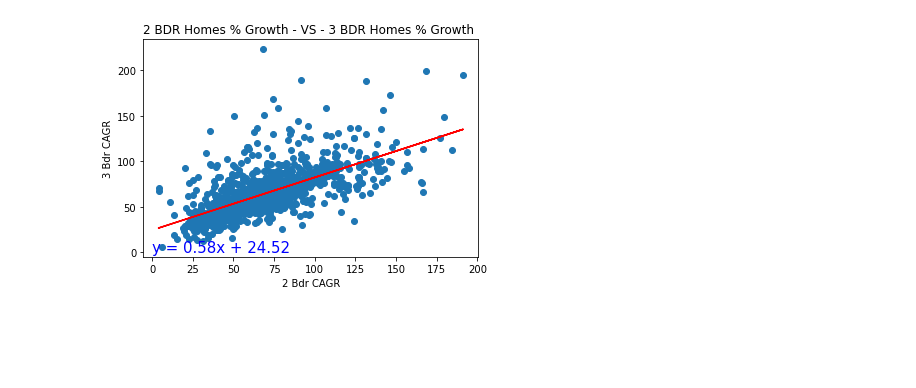
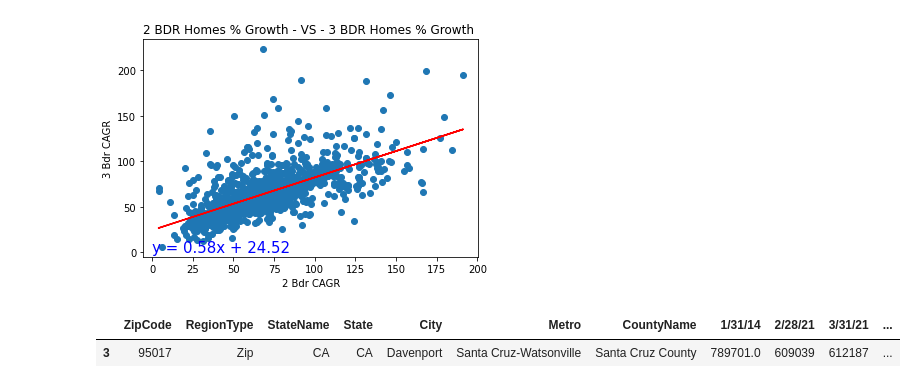
Before and after one commit to laurajimenezsano/Bull_Builder, a Jupyter notebook: Laura_corr_summary_DONE.ipynb, the cells around one changed output. Saved outputs shown, nothing was run; the diff lists cells and outputs as text; code cells hidden in the pictures; blank space fills up the shorter version.

```diff
--- a/Laura_corr_summary.ipynb
+++ b/Laura_corr_summary_DONE.ipynb
@@ -253,3 +242,8 @@ plt.show()
 The r-squared is : 0.66
 y = 0.58x + 24.52
 [figure]
+# %%
+bedr_one.head(1)
+# %% [output]
+|  | ZipCode | RegionType | StateName | State | City | Metro | CountyName | 1/31/14 | 2/28/21 | 3/31/21 | ... |
+| 3 | 95017 | Zip | CA | CA | Davenport | Santa Cruz-Watsonville | Santa Cruz County | 789701.0 | 609039 | 612187 | ... |
```
Also changed, not shown: parts of 21 cells of this notebook, 5 other files.
